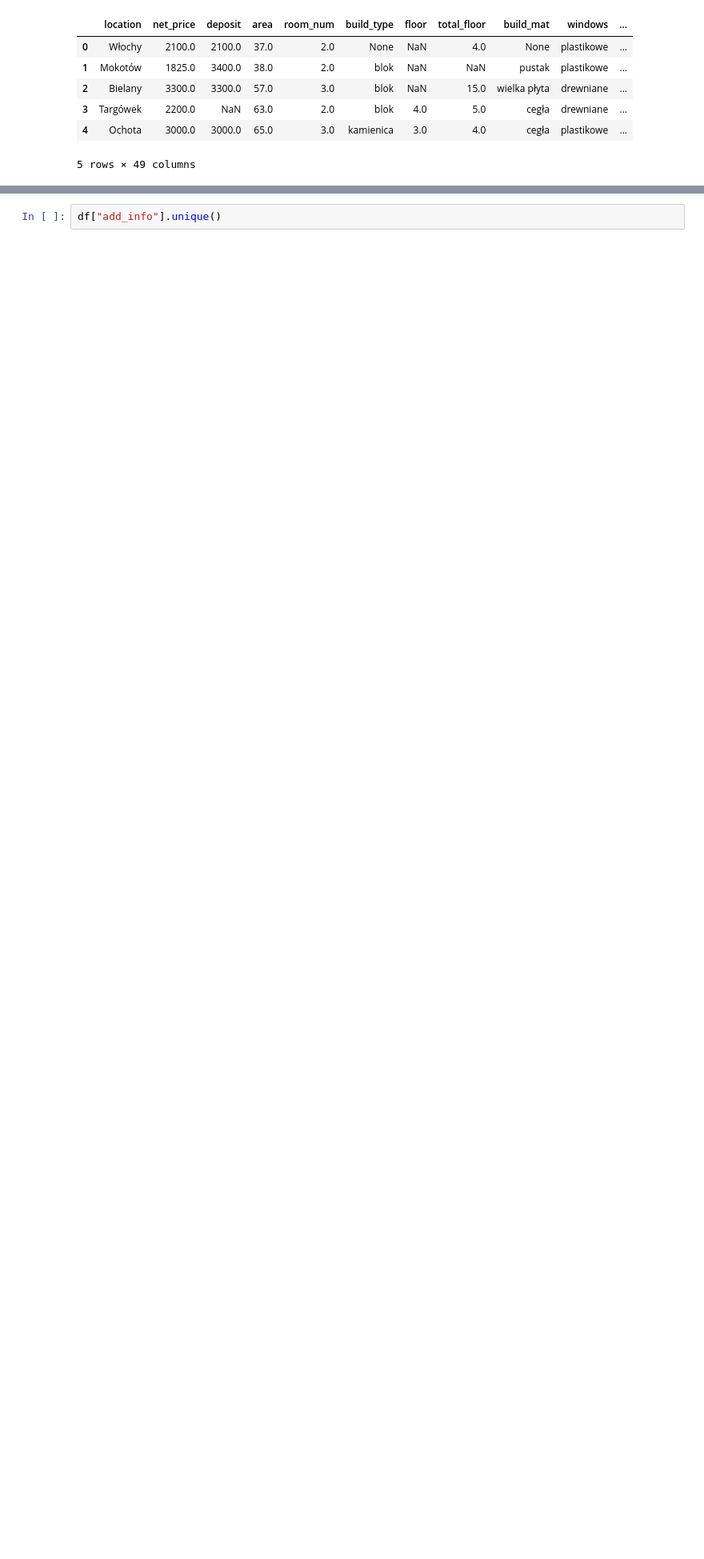
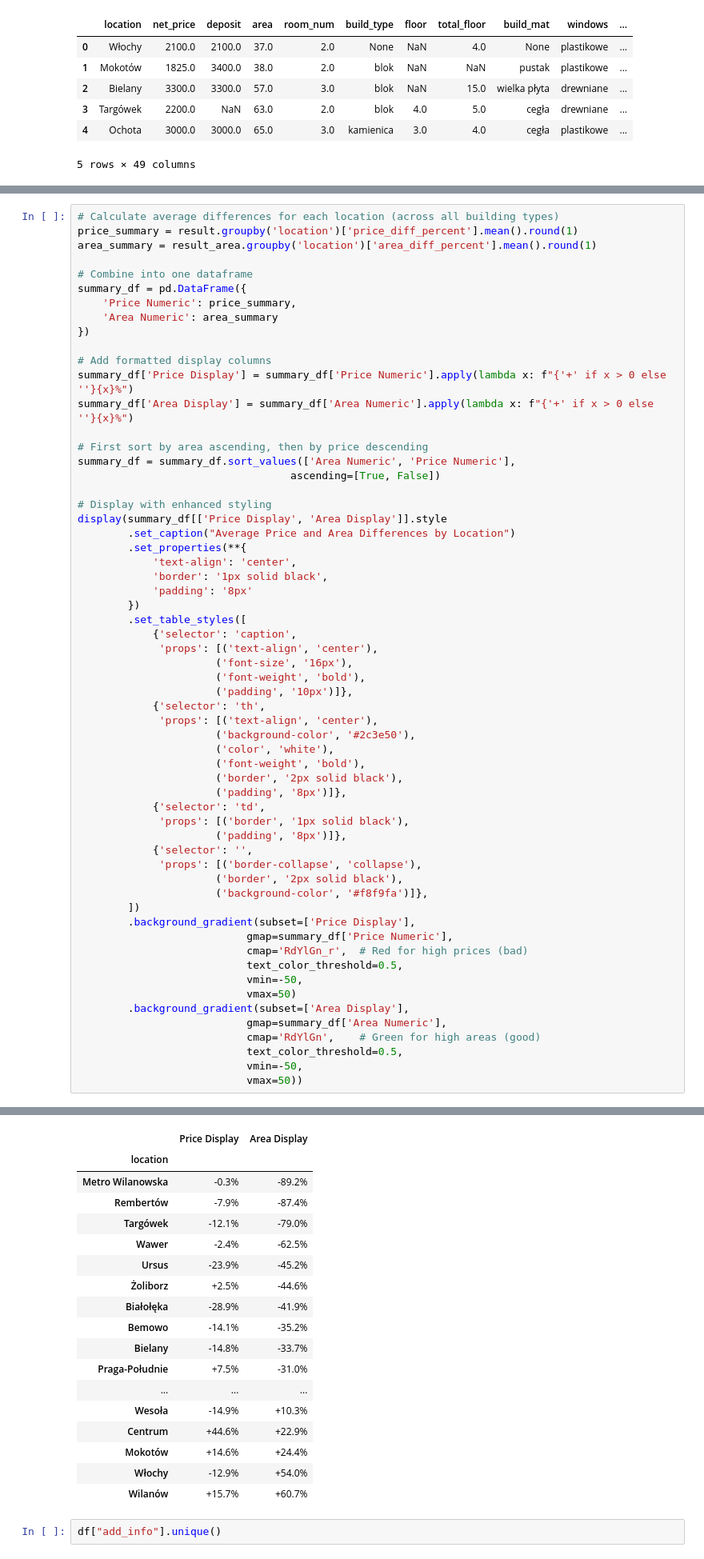
Before and after one commit to filki/Kaggle_Warsaw_rent_prices, a Jupyter notebook: starter.ipynb, the cells around one changed output, grey strips where cells are left out. Shown at 80% size. Drawn from its saved outputs; the diff is of its cells as text; blank space fills up the shorter version.

Commit message:
Added tabular summary before processing

```diff
--- a/starter.ipynb
+++ b/starter.ipynb
@@ -375,3 +375,64 @@ plt.tight_layout()
 plt.show()
 # %% [output]
 [figure]
+# %%
+# Calculate average differences for each location (across all building types)
+price_summary = result.groupby('location')['price_diff_percent'].mean().round(1)
+area_summary = result_area.groupby('location')['area_diff_percent'].mean().round(1)
+
+# Combine into one dataframe
+summary_df = pd.DataFrame({
+    'Price Numeric': price_summary,
+    'Area Numeric': area_summary
+})
+
+# Add formatted display columns
+summary_df['Price Display'] = summary_df['Price Numeric'].apply(lambda x: f"{'+' if x > 0 else ''}{x}%")
+summary_df['Area Display'] = summary_df['Area Numeric'].apply(lambda x: f"{'+' if x > 0 else ''}{x}%")
+
+# First sort by area ascending, then by price descending
+summary_df = summary_df.sort_values(['Area Numeric', 'Price Numeric'],
+                                  ascending=[True, False])
+
+# Display with enhanced styling
+display(summary_df[['Price Display', 'Area Display']].style
+        .set_caption("Average Price and Area Differences by Location")
+        .set_properties(**{
+            'text-align': 'center',
+            'border': '1px solid black',
+            'padding': '8px'
+        })
+        .set_table_styles([
+            {'selector': 'caption',
+             'props': [('text-align', 'center'),
+                      ('font-size', '16px'),
+                      ('font-weight', 'bold'),
+                      ('padding', '10px')]},
+            {'selector': 'th',
+             'props': [('text-align', 'center'),
+                      ('background-color', '#2c3e50'),
+                      ('color', 'white'),
+                      ('font-weight', 'bold'),
+                      ('border', '2px solid black'),
+                      ('padding', '8px')]},
+            {'selector': 'td',
+             'props': [('border', '1px solid black'),
+                      ('padding', '8px')]},
+            {'selector': '',
+             'props': [('border-collapse', 'collapse'),
+                      ('border', '2px solid black'),
+                      ('background-color', '#f8f9fa')]},
+        ])
+        .background_gradient(subset=['Price Display'],
+                           gmap=summary_df['Price Numeric'],
+                           cmap='RdYlGn_r',  # Red for high prices (bad)
+                           text_color_threshold=0.5,
+                           vmin=-50,
+                           vmax=50)
+        .background_gradient(subset=['Area Display'],
+                           gmap=summary_df['Area Numeric'],
+                           cmap='RdYlGn',    # Green for high areas (good)
+                           text_color_threshold=0.5,
+                           vmin=-50,
+                           vmax=50))
+# %% [output]
@@ -378,3 +440,21 @@ plt.show()
+|  | Price Display | Area Display |
+| location |  |  |
+| Metro Wilanowska | -0.3% | -89.2% |
+| Rembertów | -7.9% | -87.4% |
+| Targówek | -12.1% | -79.0% |
+| Wawer | -2.4% | -62.5% |
+| Ursus | -23.9% | -45.2% |
+| Żoliborz | +2.5% | -44.6% |
+| Białołęka | -28.9% | -41.9% |
+| Bemowo | -14.1% | -35.2% |
+| Bielany | -14.8% | -33.7% |
+| Praga-Południe | +7.5% | -31.0% |
+| ... | ... | ... |
+| Wesoła | -14.9% | +10.3% |
+| Centrum | +44.6% | +22.9% |
+| Mokotów | +14.6% | +24.4% |
+| Włochy | -12.9% | +54.0% |
+| Wilanów | +15.7% | +60.7% |
 # %%
 df["add_info"].unique()
 # %% [output]
```
Also changed, not shown: parts of 2 cells of this notebook.
